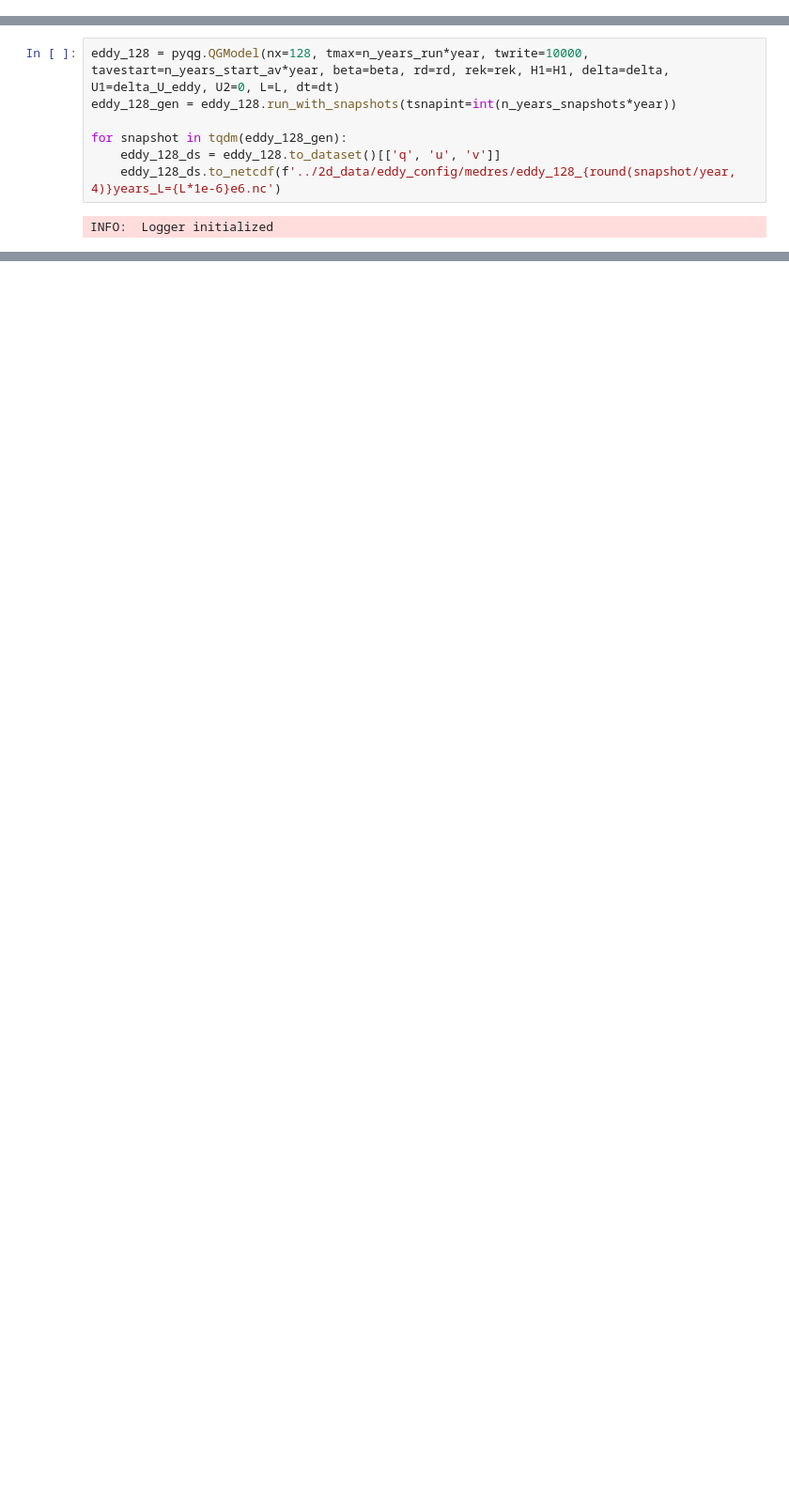
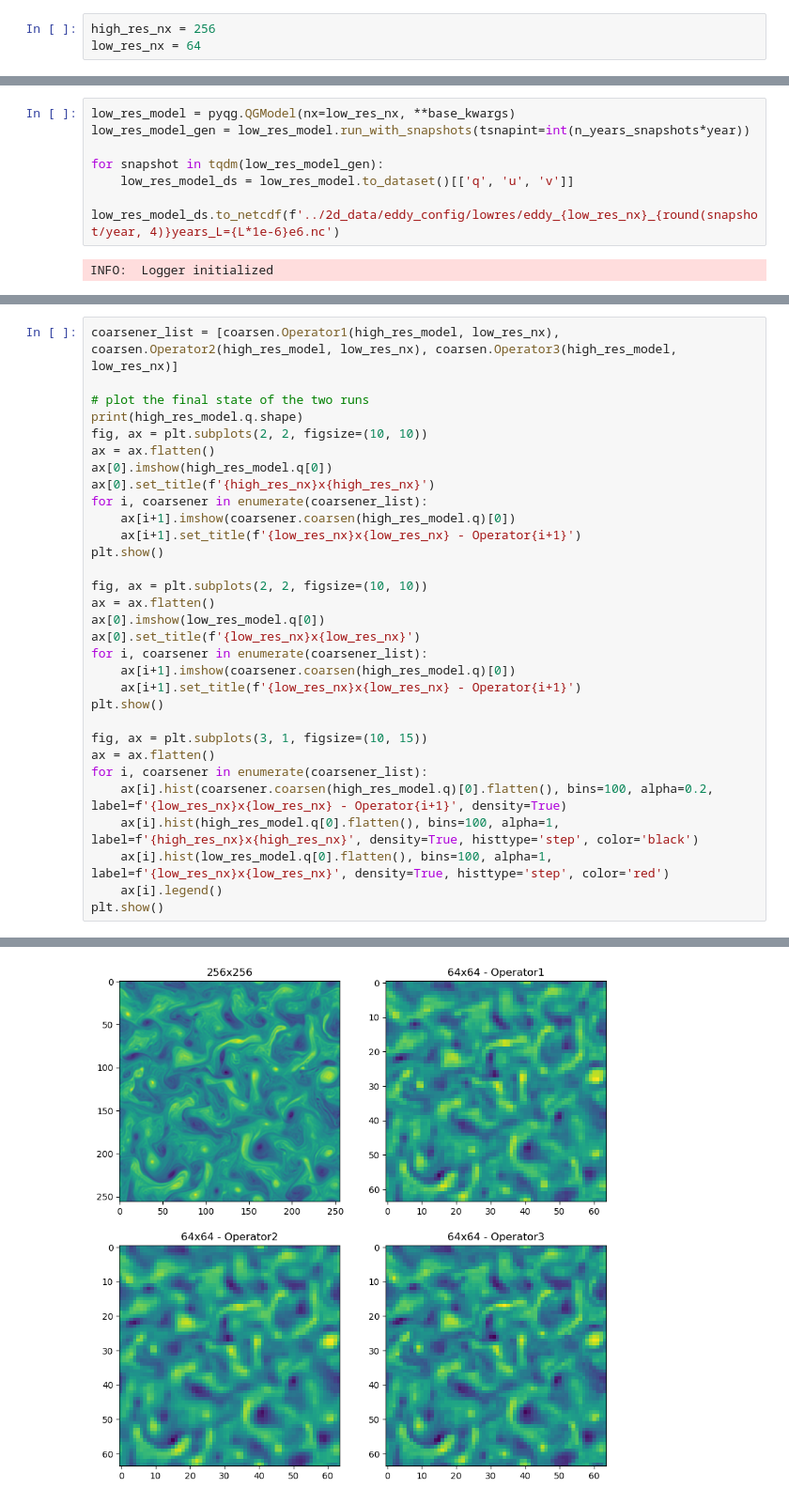
Before and after one commit to tomcjackc/Probabilistic-Operator-Learning-for-Climate-Model-Parameterisation, a Jupyter notebook: notebooks/data_gen.ipynb, the cells around one changed output, grey strips where cells are left out. Shown at 94% size. Saved outputs shown, nothing was run; the diff lists cells and outputs as text; blank space fills up the shorter version.

```diff
--- a/notebooks/data_gen.ipynb
+++ b/notebooks/data_gen.ipynb
@@ -31,0 +46,3 @@ Medium resolution (128x128)
+# %%
+high_res_nx = 256
+low_res_nx = 64
@@ -32,9 +90,9 @@ Medium resolution (128x128)
 # %%
-eddy_128 = pyqg.QGModel(nx=128, tmax=n_years_run*year, twrite=10000, tavestart=n_years_start_av*year, beta=beta, rd=rd, rek=rek, H1=H1, delta=delta, U1=delta_U_eddy, U2=0, L=L, dt=dt)
-eddy_128_gen = eddy_128.run_with_snapshots(tsnapint=int(n_years_snapshots*year))
+low_res_model = pyqg.QGModel(nx=low_res_nx, **base_kwargs)
+low_res_model_gen = low_res_model.run_with_snapshots(tsnapint=int(n_years_snapshots*year))
 
-for snapshot in tqdm(eddy_128_gen):
-    eddy_128_ds = eddy_128.to_dataset()[['q', 'u', 'v']]
-    eddy_128_ds.to_netcdf(f'../2d_data/eddy_config/medres/eddy_128_{round(snapshot/year, 4)}years_L={L*1e-6}e6.nc')
+for snapshot in tqdm(low_res_model_gen):
+    low_res_model_ds = low_res_model.to_dataset()[['q', 'u', 'v']]
+    low_res_model_ds.to_netcdf(f'../2d_data/eddy_config/lowres/eddy_{low_res_nx}_{round(snapshot/year, 4)}years_L={L*1e-6}e6.nc')
 # %% [output]
 INFO:  Logger initialized
@@ -82,0 +101,32 @@ ValueError: unrecognized engine zarr must be one of: ['scipy', 'store']
+# %%
+coarsener_list = [coarsen.Operator1(high_res_model, low_res_nx), coarsen.Operator2(high_res_model, low_res_nx), coarsen.Operator3(high_res_model, low_res_nx)]
+
+# plot the final state of the two runs
+print(high_res_model.q.shape)
+fig, ax = plt.subplots(2, 2, figsize=(10, 10))
+ax = ax.flatten()
+ax[0].imshow(high_res_model.q[0])
+ax[0].set_title(f'{high_res_nx}x{high_res_nx}')
+for i, coarsener in enumerate(coarsener_list):
+    ax[i+1].imshow(coarsener.coarsen(high_res_model.q)[0])
+    ax[i+1].set_title(f'{low_res_nx}x{low_res_nx} - Operator{i+1}')
+plt.show()
+
+fig, ax = plt.subplots(2, 2, figsize=(10, 10))
+ax = ax.flatten()
+ax[0].imshow(low_res_model.q[0])
+ax[0].set_title(f'{low_res_nx}x{low_res_nx}')
+for i, coarsener in enumerate(coarsener_list):
+    ax[i+1].imshow(coarsener.coarsen(high_res_model.q)[0])
+    ax[i+1].set_title(f'{low_res_nx}x{low_res_nx} - Operator{i+1}')
+plt.show()
+
+fig, ax = plt.subplots(3, 1, figsize=(10, 15))
+ax = ax.flatten()
+for i, coarsener in enumerate(coarsener_list):
+    ax[i].hist(coarsener.coarsen(high_res_model.q)[0].flatten(), bins=100, alpha=0.2, label=f'{low_res_nx}x{low_res_nx} - Operator{i+1}', density=True)
+    ax[i].hist(high_res_model.q[0].flatten(), bins=100, alpha=1, label=f'{high_res_nx}x{high_res_nx}', density=True, histtype='step', color='black')
+    ax[i].hist(low_res_model.q[0].flatten(), bins=100, alpha=1, label=f'{low_res_nx}x{low_res_nx}', density=True, histtype='step', color='red')
+    ax[i].legend()
+plt.show()
+# %% [output]
@@ -82,0 +137 @@ ValueError: unrecognized engine zarr must be one of: ['scipy', 'store']
+[figure, added]
```
Also changed, not shown: parts of 18 cells of this notebook, 7 other files.
